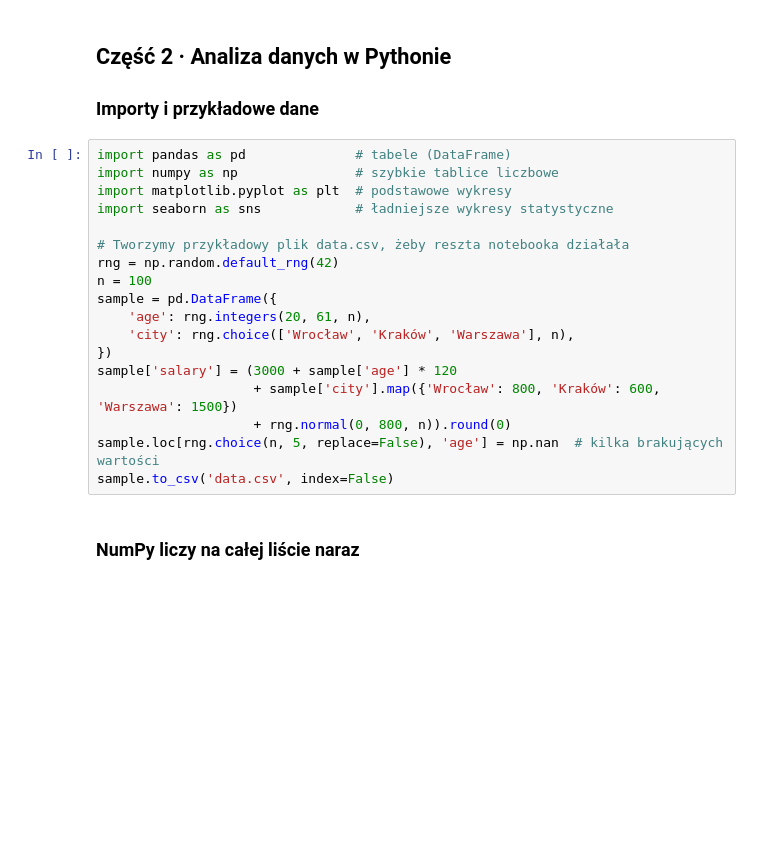
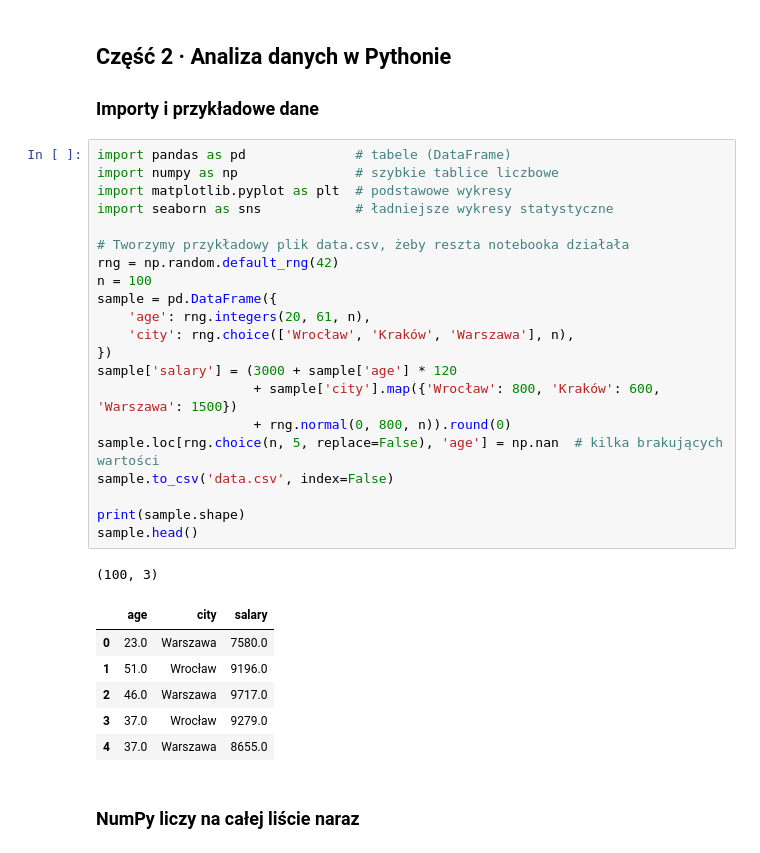
Before and after one commit to imgabrielas/TeDe-Data-Analysis, a Jupyter notebook: Gabi/wzor.ipynb, the cells around one changed output. Cells and saved outputs as stored; diff of their text form; blank space fills up the shorter version.

```diff
--- a/Gabi/wzor.ipynb
+++ b/Gabi/wzor.ipynb
@@ -34,21 +33,32 @@ Uruchamiamy Gita z poziomu notebooka (`!`). Tworzymy małe lokalne repozytorium,
 # %%
 import pandas as pd              # tabele (DataFrame)
 import numpy as np               # szybkie tablice liczbowe
 import matplotlib.pyplot as plt  # podstawowe wykresy
 import seaborn as sns            # ładniejsze wykresy statystyczne
 
 # Tworzymy przykładowy plik data.csv, żeby reszta notebooka działała
 rng = np.random.default_rng(42)
 n = 100
 sample = pd.DataFrame({
     'age': rng.integers(20, 61, n),
     'city': rng.choice(['Wrocław', 'Kraków', 'Warszawa'], n),
 })
 sample['salary'] = (3000 + sample['age'] * 120
                     + sample['city'].map({'Wrocław': 800, 'Kraków': 600, 'Warszawa': 1500})
                     + rng.normal(0, 800, n)).round(0)
 sample.loc[rng.choice(n, 5, replace=False), 'age'] = np.nan  # kilka brakujących wartości
 sample.to_csv('data.csv', index=False)
+
+print(sample.shape)
+sample.head()
+# %% [output]
+(100, 3)
+|  | age | city | salary |
+| 0 | 23.0 | Warszawa | 7580.0 |
+| 1 | 51.0 | Wrocław | 9196.0 |
+| 2 | 46.0 | Warszawa | 9717.0 |
+| 3 | 37.0 | Wrocław | 9279.0 |
+| 4 | 37.0 | Warszawa | 8655.0 |
 # %% [markdown]
 ### NumPy liczy na całej liście naraz
 # %%
```
Also changed, not shown: parts of 12 cells of this notebook.
